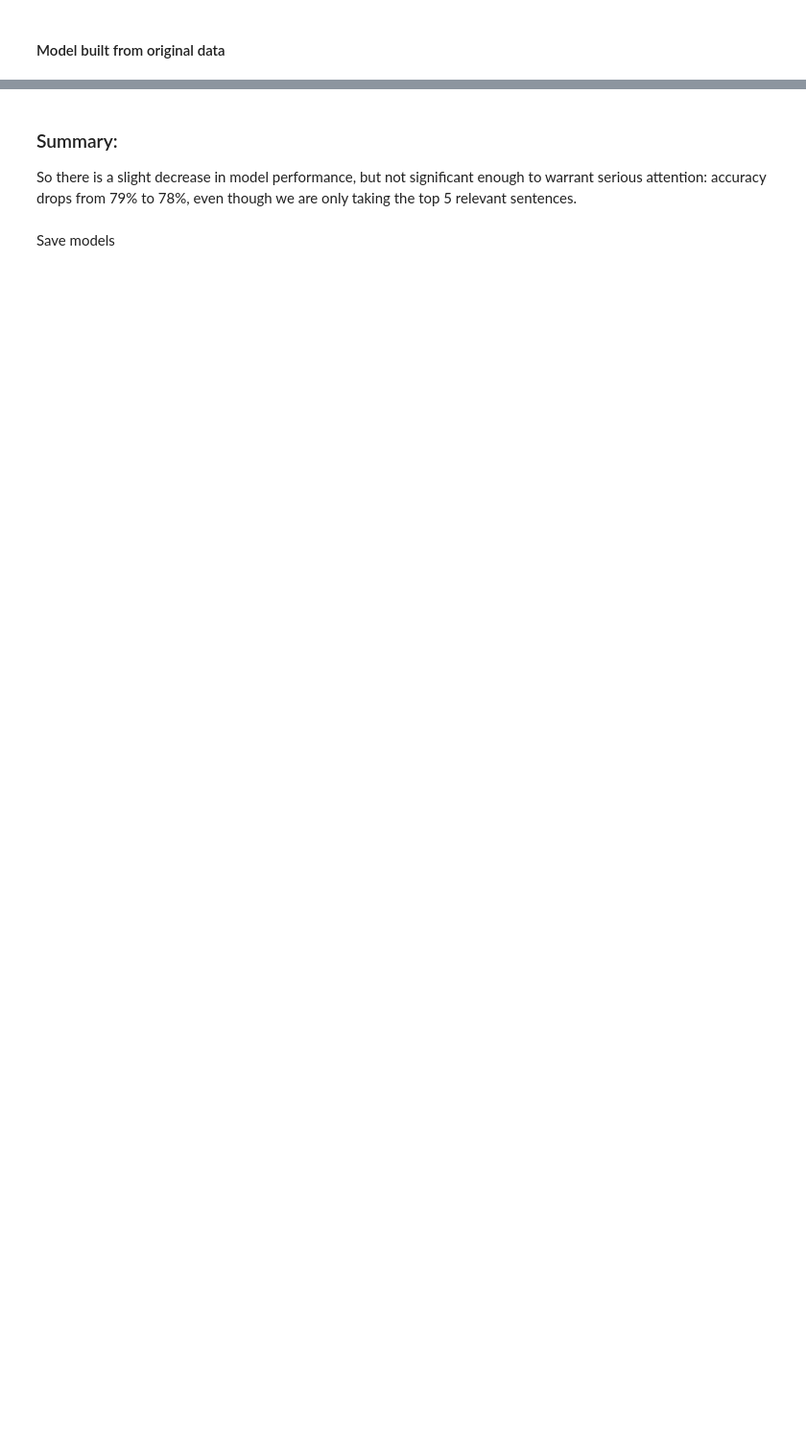
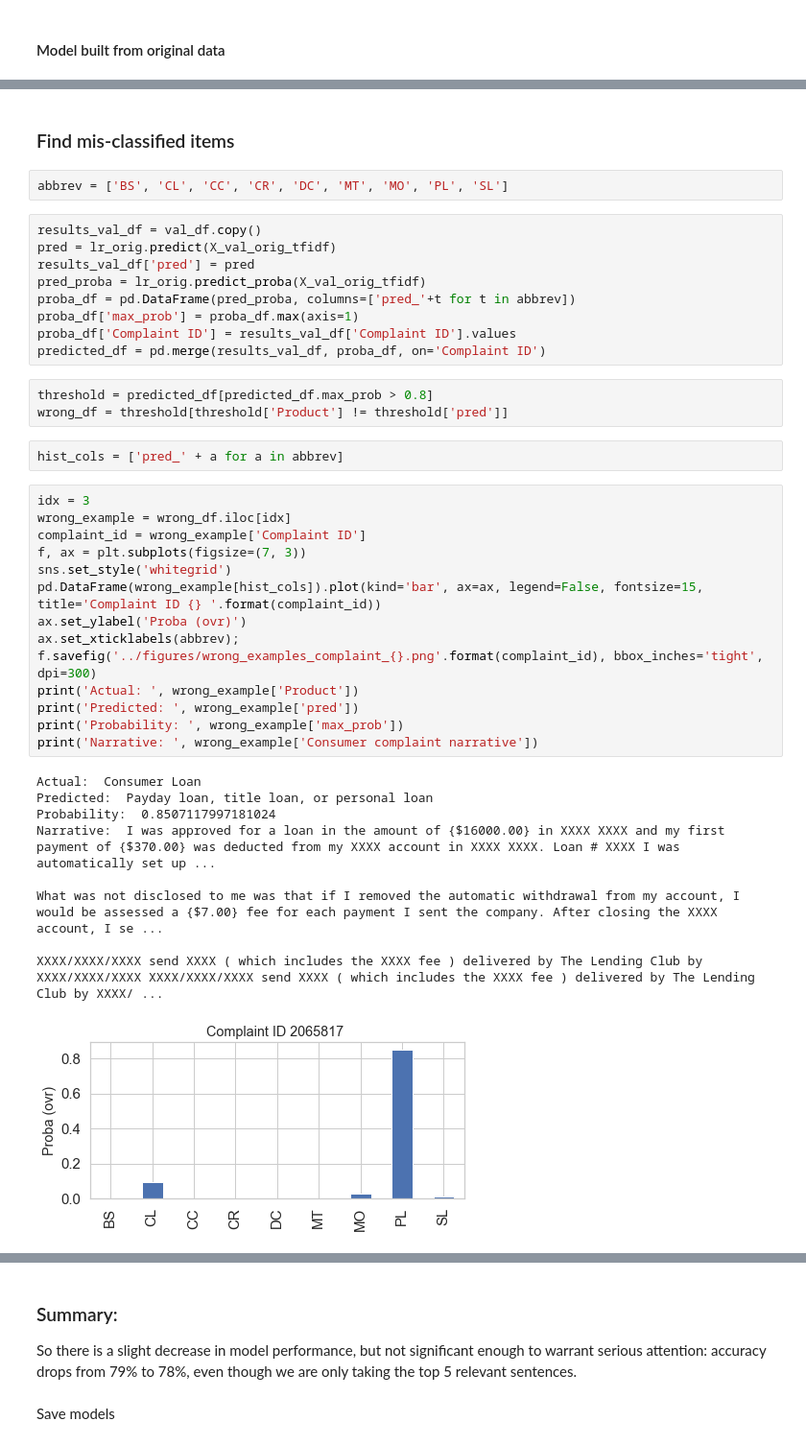
Before and after one commit to yl238/customer-complaints, a Jupyter notebook: ipynb/Classification-with-summarized-text.ipynb, the cells around one changed output, grey strips where cells are left out. Shown: that part at 96% size. Drawn from its saved outputs; the diff is of its cells as text; blank space fills up the shorter version.

```diff
--- a/ipynb/Classification-with-summarized-text.ipynb
+++ b/ipynb/Classification-with-summarized-text.ipynb
@@ -129 +159,43 @@ orig_report_df = pd.DataFrame(classification_report(y_val, pred_orig, output_dic
+# %% [markdown]
+### Find mis-classified items
+# %%
+abbrev = ['BS', 'CL', 'CC', 'CR', 'DC', 'MT', 'MO', 'PL', 'SL']
+# %%
+results_val_df = val_df.copy()
+pred = lr_orig.predict(X_val_orig_tfidf)
+results_val_df['pred'] = pred
+pred_proba = lr_orig.predict_proba(X_val_orig_tfidf)
+proba_df = pd.DataFrame(pred_proba, columns=['pred_'+t for t in abbrev])
+proba_df['max_prob'] = proba_df.max(axis=1)
+proba_df['Complaint ID'] = results_val_df['Complaint ID'].values
+predicted_df = pd.merge(results_val_df, proba_df, on='Complaint ID')
+# %%
+threshold = predicted_df[predicted_df.max_prob > 0.8]
+wrong_df = threshold[threshold['Product'] != threshold['pred']]
+# %%
+hist_cols = ['pred_' + a for a in abbrev]
+# %%
+idx = 3
+wrong_example = wrong_df.iloc[idx]
+complaint_id = wrong_example['Complaint ID']
+f, ax = plt.subplots(figsize=(7, 3))
+sns.set_style('whitegrid')
+pd.DataFrame(wrong_example[hist_cols]).plot(kind='bar', ax=ax, legend=False, fontsize=15, title='Complaint ID {} '.format(complaint_id))
+ax.set_ylabel('Proba (ovr)')
+ax.set_xticklabels(abbrev);
+f.savefig('../figures/wrong_examples_complaint_{}.png'.format(complaint_id), bbox_inches='tight', dpi=300)
+print('Actual: ', wrong_example['Product'])
+print('Predicted: ', wrong_example['pred'])
+print('Probability: ', wrong_example['max_prob'])
+print('Narrative: ', wrong_example['Consumer complaint narrative'])
+# %% [output]
+Actual:  Consumer Loan
+Predicted:  Payday loan, title loan, or personal loan
+Probability:  0.8507117997181024
+Narrative:  I was approved for a loan in the amount of {$16000.00} in XXXX XXXX and my first payment of {$370.00} was deducted from my XXXX account in XXXX XXXX. Loan # XXXX I was automatically set up ...
+
+What was not disclosed to me was that if I removed the automatic withdrawal from my account, I would be assessed a {$7.00} fee for each payment I sent the company. After closing the XXXX account, I se ...
+
+XXXX/XXXX/XXXX send XXXX ( which includes the XXXX fee ) delivered by The Lending Club by XXXX/XXXX/XXXX XXXX/XXXX/XXXX send XXXX ( which includes the XXXX fee ) delivered by The Lending Club by XXXX/ ...
+[figure, added]
 # %% [markdown]
```
Also changed, not shown: parts of 32 cells of this notebook, 10 other files.
